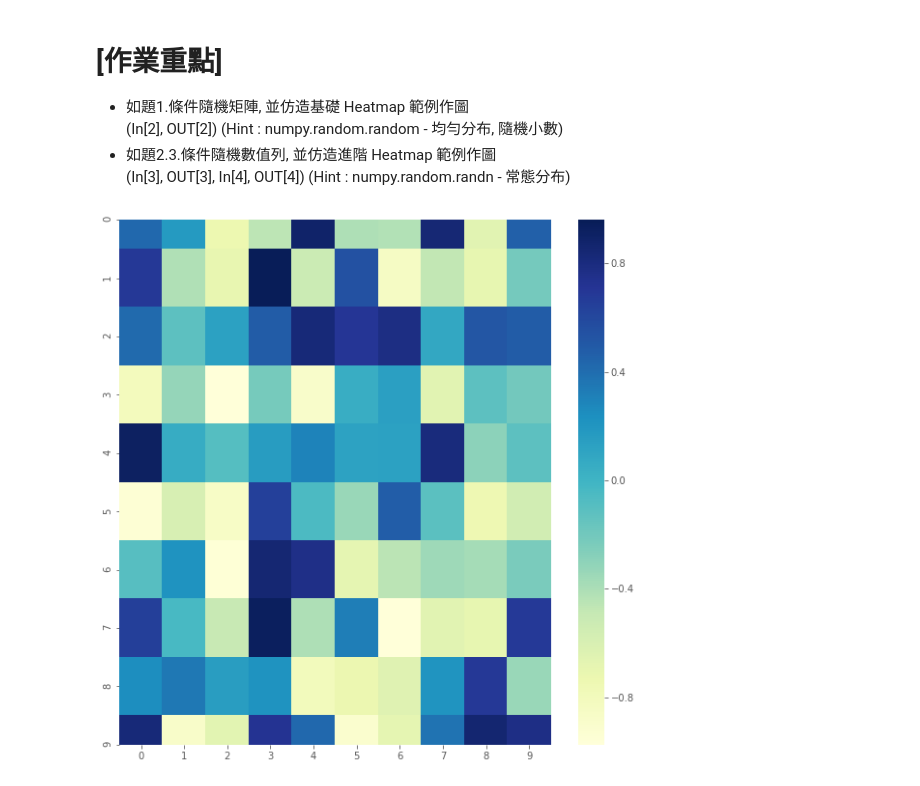
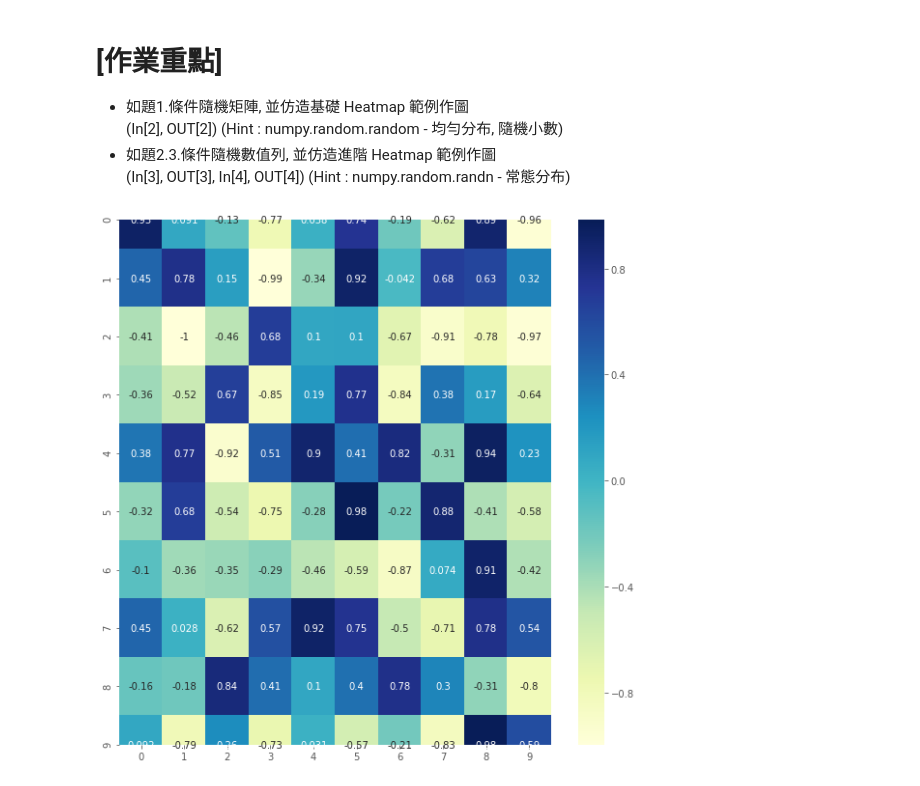
Before and after one commit to Liaochifen/1st-DL-CVMarathon, a Jupyter notebook: 4th-MachineLearningMarathon/Day_020_HW.ipynb, the cells around one changed output. Drawn from its saved outputs; the diff is of its cells as text; code cells hidden in the pictures.

```diff
--- a/4th-MachineLearningMarathon/Day_020_HW.ipynb
+++ b/4th-MachineLearningMarathon/Day_020_HW.ipynb
@@ -33,12 +33,12 @@ warnings.filterwarnings('ignore')
 # %%
 matrix = -1 + 2*np.random.random((10, 10))
 
 plt.figure(figsize=(10,10))
 
-heatmap = sns.heatmap(matrix, cmap = "YlGnBu")
+heatmap = sns.heatmap(matrix, cmap = "YlGnBu", annot = True)
 plt.show()
 # %% [output]
-[figure, old version]
+[figure, new version]
 # %%
 nrow = 1000
 ncol = 3
```
Also changed, not shown: parts of 3 cells of this notebook.
